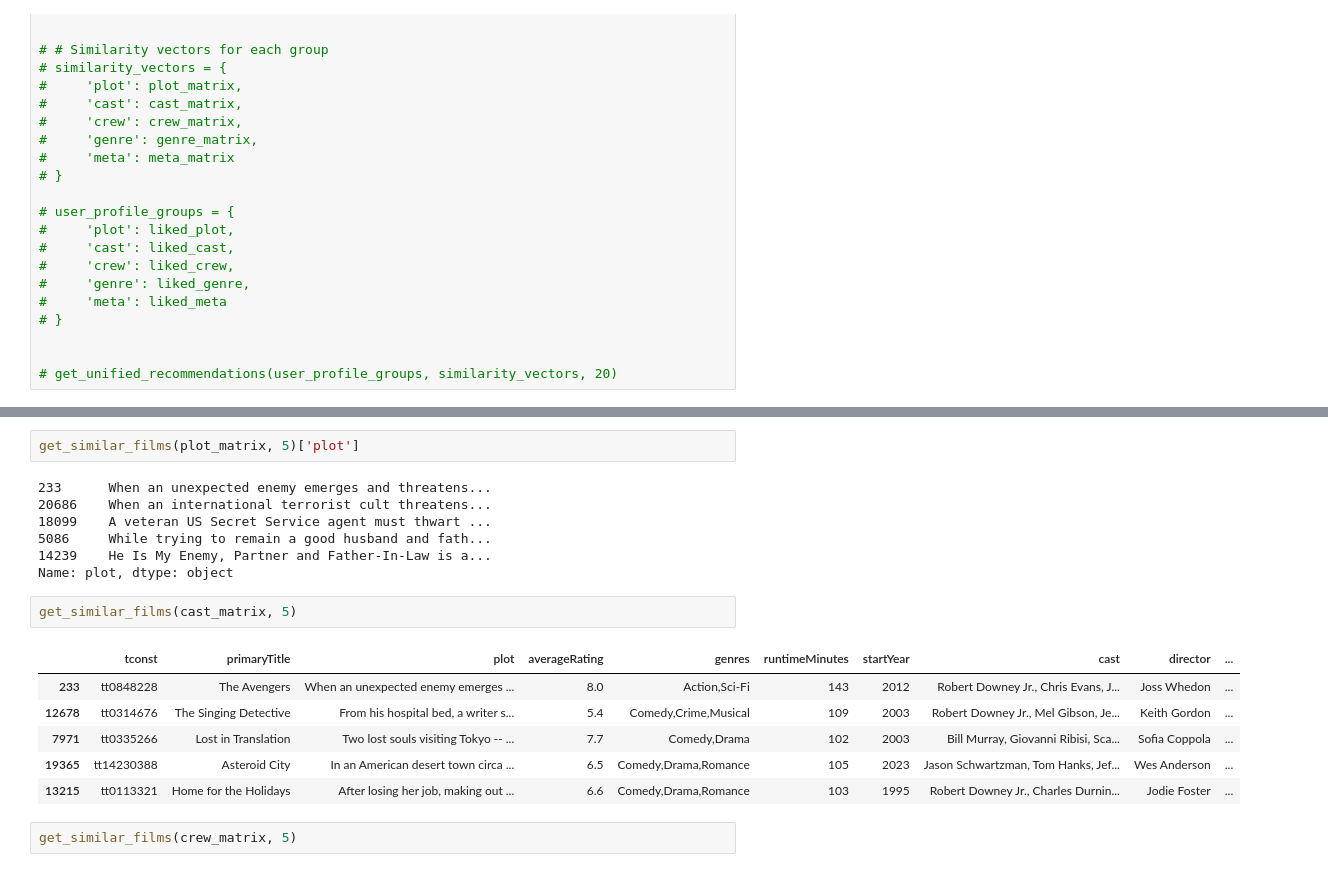
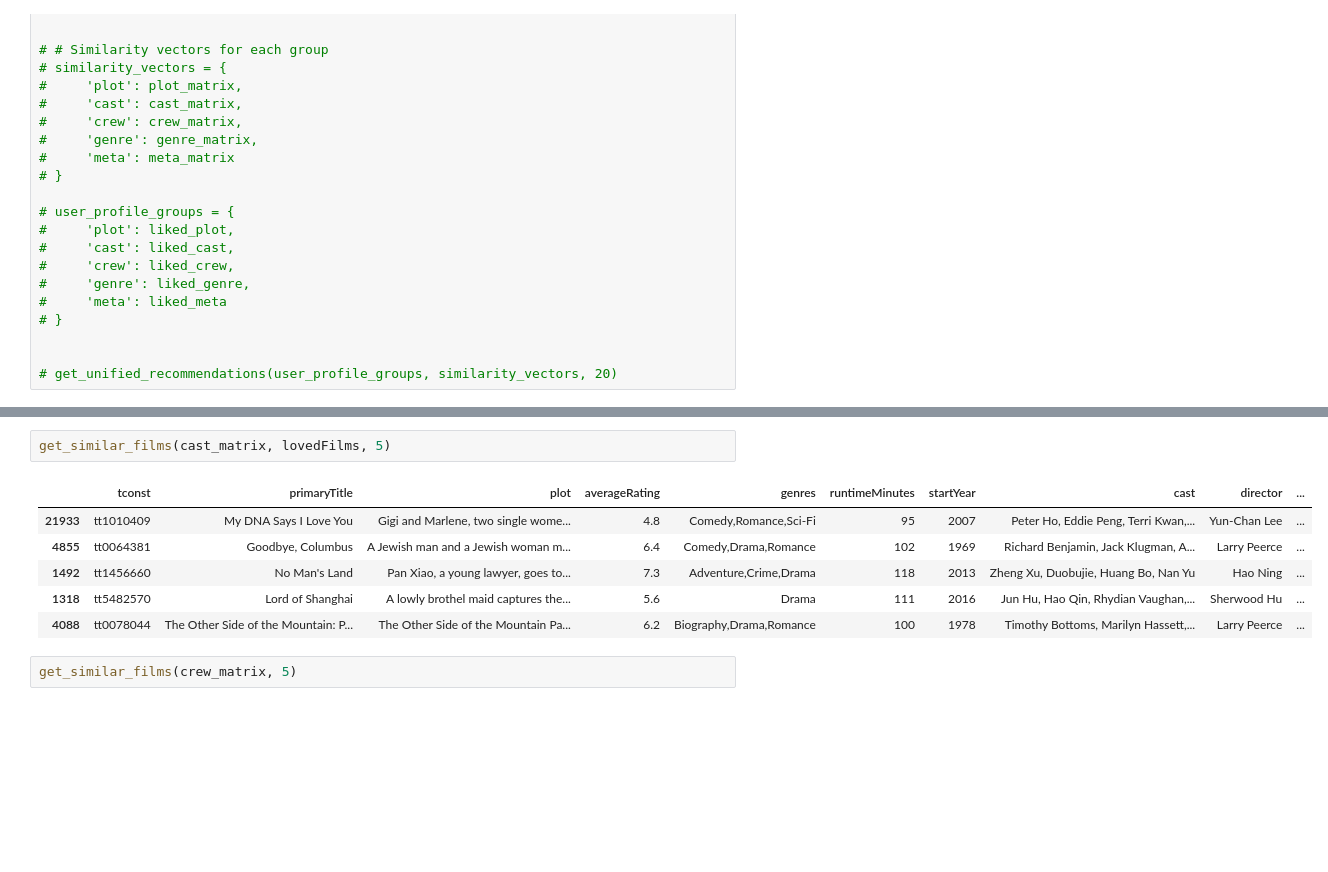
Before and after one commit to Roland-02/Cinephile.com, a Jupyter notebook: recommendEngine.ipynb, the cells around one changed output, grey strips where cells are left out. Saved outputs shown, nothing was run; the diff lists cells and outputs as text; blank space fills up the shorter version.

```diff
--- a/recommendEngine.ipynb
+++ b/recommendEngine.ipynb
@@ -691,21 +732,12 @@ user_profile
 # %%
-get_similar_films(plot_matrix, 5)['plot']
+get_similar_films(cast_matrix, lovedFilms, 5)
 # %% [output]
-233      When an unexpected enemy emerges and threatens...
-20686    When an international terrorist cult threatens...
-18099    A veteran US Secret Service agent must thwart ...
-5086     While trying to remain a good husband and fath...
-14239    He Is My Enemy, Partner and Father-In-Law is a...
-Name: plot, dtype: object
+|  | tconst | primaryTitle | plot | averageRating | genres | runtimeMinutes | startYear | cast | director | ... |
+| 21933 | tt1010409 | My DNA Says I Love You | Gigi and Marlene, two single wome... | 4.8 | Comedy,Romance,Sci-Fi | 95 | 2007 | Peter Ho, Eddie Peng, Terri Kwan,... | Yun-Chan Lee | ... |
+| 4855 | tt0064381 | Goodbye, Columbus | A Jewish man and a Jewish woman m... | 6.4 | Comedy,Drama,Romance | 102 | 1969 | Richard Benjamin, Jack Klugman, A... | Larry Peerce | ... |
+| 1492 | tt1456660 | No Man's Land | Pan Xiao, a young lawyer, goes to... | 7.3 | Adventure,Crime,Drama | 118 | 2013 | Zheng Xu, Duobujie, Huang Bo, Nan Yu | Hao Ning | ... |
+| 1318 | tt5482570 | Lord of Shanghai | A lowly brothel maid captures the... | 5.6 | Drama | 111 | 2016 | Jun Hu, Hao Qin, Rhydian Vaughan,... | Sherwood Hu | ... |
+| 4088 | tt0078044 | The Other Side of the Mountain: P... | The Other Side of the Mountain Pa... | 6.2 | Biography,Drama,Romance | 100 | 1978 | Timothy Bottoms, Marilyn Hassett,... | Larry Peerce | ... |
-# %%
-get_similar_films(cast_matrix, 5)
-# %% [output]
-|  | tconst | primaryTitle | plot | averageRating | genres | runtimeMinutes | startYear | cast | director | ... |
-| 233 | tt0848228 | The Avengers | When an unexpected enemy emerges ... | 8.0 | Action,Sci-Fi | 143 | 2012 | Robert Downey Jr., Chris Evans, J... | Joss Whedon | ... |
-| 12678 | tt0314676 | The Singing Detective | From his hospital bed, a writer s... | 5.4 | Comedy,Crime,Musical | 109 | 2003 | Robert Downey Jr., Mel Gibson, Je... | Keith Gordon | ... |
-| 7971 | tt0335266 | Lost in Translation | Two lost souls visiting Tokyo -- ... | 7.7 | Comedy,Drama | 102 | 2003 | Bill Murray, Giovanni Ribisi, Sca... | Sofia Coppola | ... |
-| 19365 | tt14230388 | Asteroid City | In an American desert town circa ... | 6.5 | Comedy,Drama,Romance | 105 | 2023 | Jason Schwartzman, Tom Hanks, Jef... | Wes Anderson | ... |
-| 13215 | tt0113321 | Home for the Holidays | After losing her job, making out ... | 6.6 | Comedy,Drama,Romance | 103 | 1995 | Robert Downey Jr., Charles Durnin... | Jodie Foster | ... |
 # %%
 get_similar_films(crew_matrix, 5)
 # %% [output]
```
Also changed, not shown: parts of 10 cells of this notebook, 10 other files.
